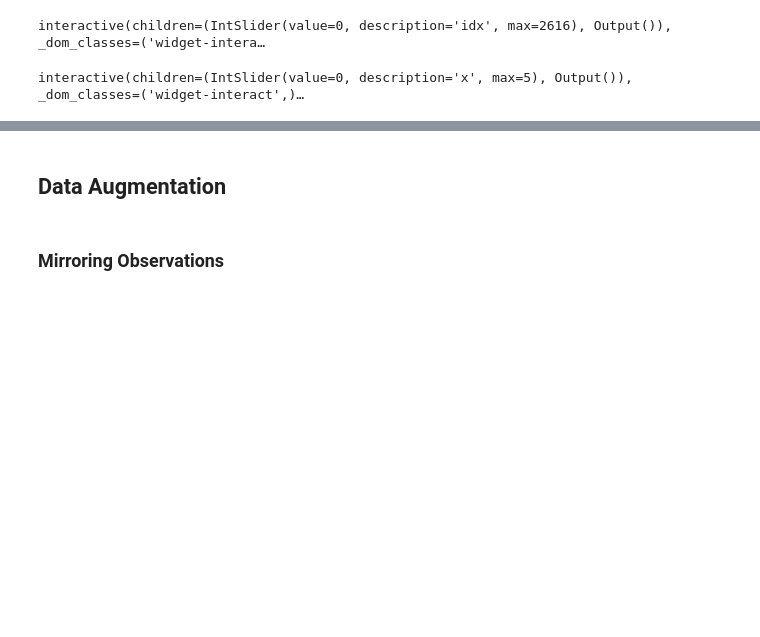
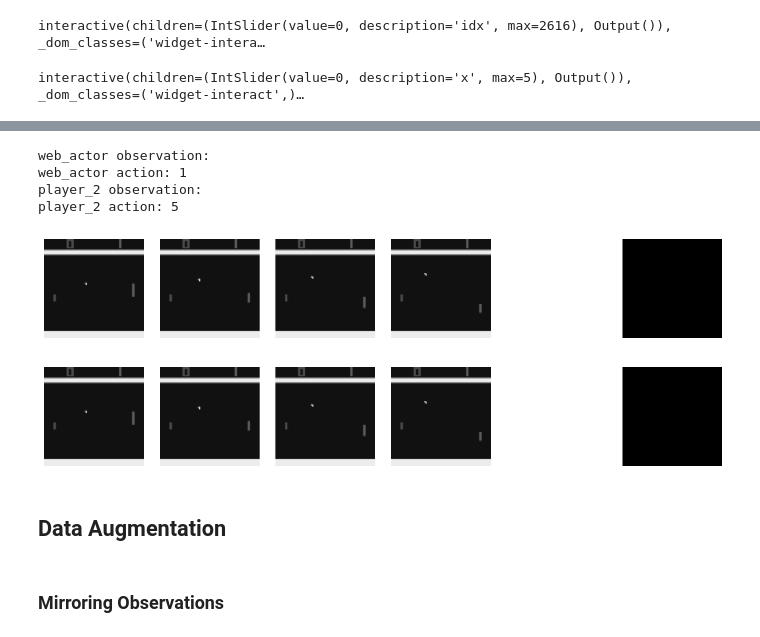
Before and after one commit to cogment/cogment-verse, a Jupyter notebook: trial_data/explore_datastore.ipynb, the cells around one changed output, grey strips where cells are left out. Cells and saved outputs as stored; diff of their text form; code cells hidden in the pictures; blank space fills up the shorter version.

```diff
--- a/trial_data/explore_datastore.ipynb
+++ b/trial_data/explore_datastore.ipynb
@@ -73,7 +75,7 @@ Example extracting trial info and `samples` for all trials in the datastore.
 If only interested in a single or specific set of trial ids, simply pass elements in the list argument `trial_ids` of the function `get_trial_data`.
 # %%
 trial_data = await get_trial_data(TRIAL_DATASTORE_ENDPOINT, trial_ids=[])
-test_trial_id = "clever_fermi_0_0"
+test_trial_id = "vigilant_hermann_0_0"
 
 # Trial info about a specific trial ID
 info = trial_data[test_trial_id]["trial_info"]
@@ -223,3 +229,22 @@ interactive(children=(IntSlider(value=0, description='x', max=5), Output()), _do
+# %%
+sample = samples[110]
+
+web_name, web_observation, web_action, web_reward = deserialize_sample(sample, "web_actor", action_space, observation_space)
+print(f"{web_name} observation:")
+print(f"{web_name} action: {web_action}")
+display_all_channels(web_observation[:, :, :])
+
+name, observation, action, reward = deserialize_sample(sample, "player_2", action_space, observation_space)
+print(f"{name} observation:")
+print(f"{name} action: {action}")
+display_all_channels(observation[:, :, :])
+# %% [output]
+web_actor observation:
+web_actor action: 1
+player_2 observation:
+player_2 action: 5
+[figure, added]
+[figure, added]
 # %% [markdown]
 ## Data Augmentation
 # %% [markdown]
```
Also changed, not shown: parts of 11 cells of this notebook, 8 other files.
